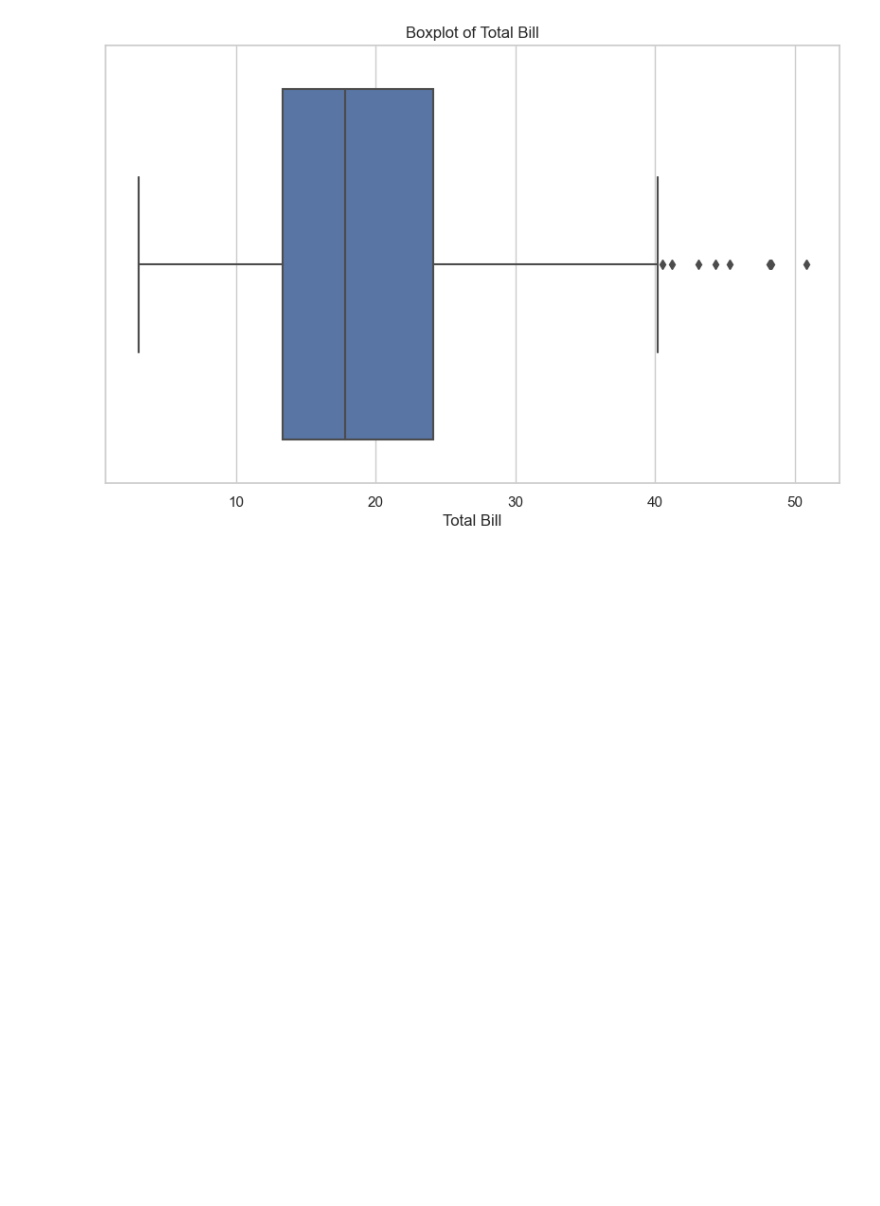
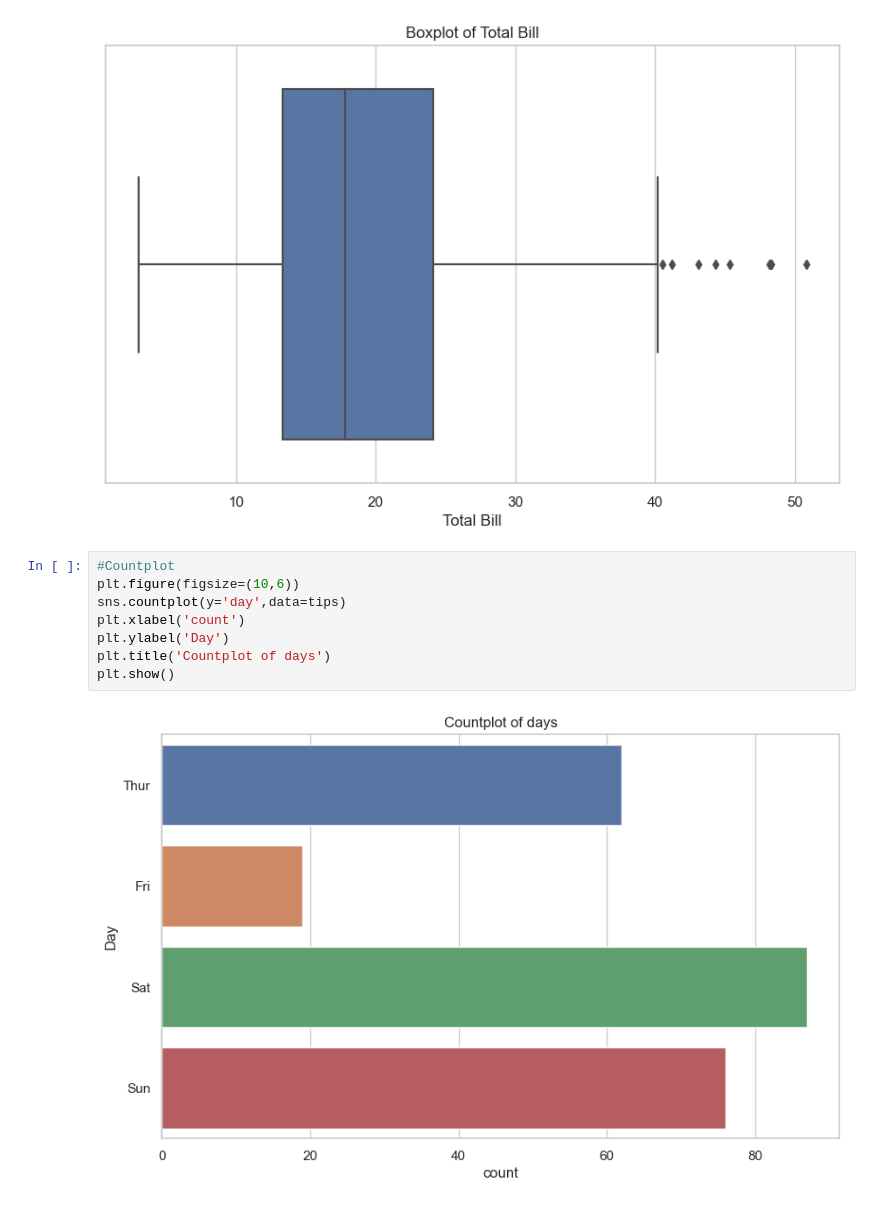
Before and after one commit to azartechnet/SanjithaBatch, a Jupyter notebook: DataVisualizationTechniques.ipynb, the cells around one changed output. Saved outputs shown, nothing was run; the diff lists cells and outputs as text; blank space fills up the shorter version.

```diff
--- a/DataVisualizationTechniques.ipynb
+++ b/DataVisualizationTechniques.ipynb
@@ -53,3 +53,13 @@ plt.title('Boxplot of Total Bill')
 plt.show()
 # %% [output]
 [figure]
+# %%
+#Countplot
+plt.figure(figsize=(10,6))
+sns.countplot(y='day',data=tips)
+plt.xlabel('count')
+plt.ylabel('Day')
+plt.title('Countplot of days')
+plt.show()
+# %% [output]
+[figure, added]
```
Also changed, not shown: parts of 11 cells of this notebook.
